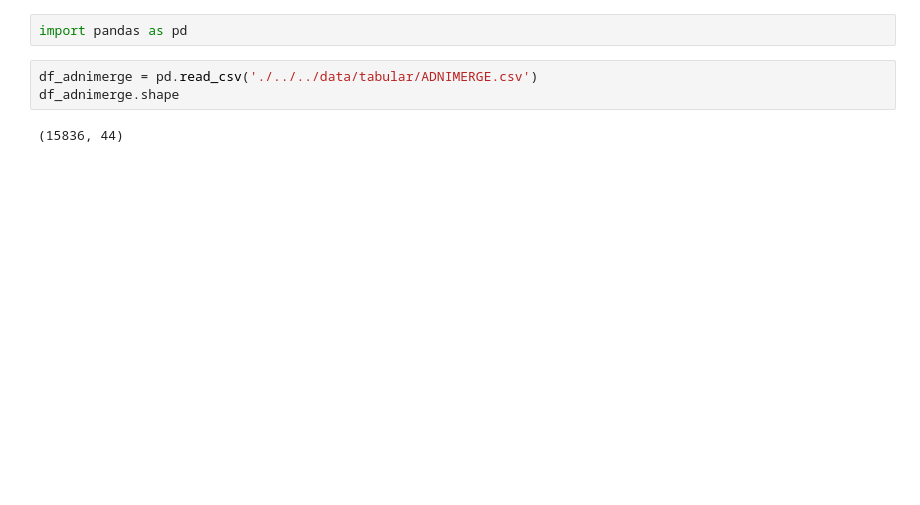
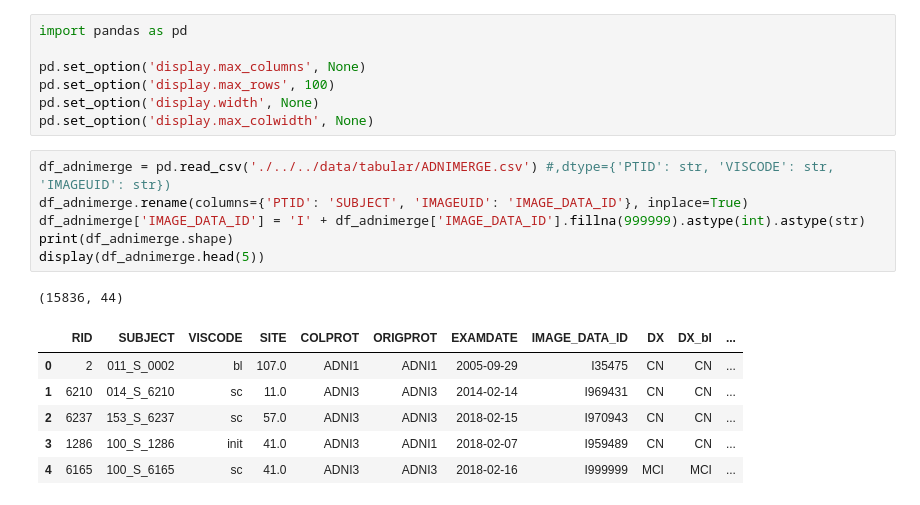
Before and after one commit to lucasthim/mmml-alzheimer-diagnosis, a Jupyter notebook: notebooks/2026_paper/20260624_reviewing_adnimerge.ipynb, the cells around one changed output. Saved outputs shown, nothing was run; the diff lists cells and outputs as text; blank space fills up the shorter version.

Commit message:
data analysis on new adnmimerge dataset

```diff
--- a/notebooks/2026_paper/20260624_reviewing_adnimerge.ipynb
+++ b/notebooks/2026_paper/20260624_reviewing_adnimerge.ipynb
@@ -1,9 +1,23 @@
-# %%
-import pandas as pd
-# %%
-df_adnimerge = pd.read_csv('./../../data/tabular/ADNIMERGE.csv')
-df_adnimerge.shape
-# %% [output]
-(15836, 44)
+# %%
+import pandas as pd
+
+pd.set_option('display.max_columns', None)
+pd.set_option('display.max_rows', 100)
+pd.set_option('display.width', None)
+pd.set_option('display.max_colwidth', None)
+# %%
+df_adnimerge = pd.read_csv('./../../data/tabular/ADNIMERGE.csv') #,dtype={'PTID': str, 'VISCODE': str, 'IMAGEUID': str})
+df_adnimerge.rename(columns={'PTID': 'SUBJECT', 'IMAGEUID': 'IMAGE_DATA_ID'}, inplace=True)
+df_adnimerge['IMAGE_DATA_ID'] = 'I' + df_adnimerge['IMAGE_DATA_ID'].fillna(999999).astype(int).astype(str)
+print(df_adnimerge.shape)
+display(df_adnimerge.head(5))
+# %% [output]
+(15836, 44)
+|  | RID | SUBJECT | VISCODE | SITE | COLPROT | ORIGPROT | EXAMDATE | IMAGE_DATA_ID | DX | DX_bl | ... |
+| 0 | 2 | 011_S_0002 | bl | 107.0 | ADNI1 | ADNI1 | 2005-09-29 | I35475 | CN | CN | ... |
+| 1 | 6210 | 014_S_6210 | sc | 11.0 | ADNI3 | ADNI3 | 2014-02-14 | I969431 | CN | CN | ... |
+| 2 | 6237 | 153_S_6237 | sc | 57.0 | ADNI3 | ADNI3 | 2018-02-15 | I970943 | CN | CN | ... |
+| 3 | 1286 | 100_S_1286 | init | 41.0 | ADNI3 | ADNI1 | 2018-02-07 | I959489 | CN | CN | ... |
+| 4 | 6165 | 100_S_6165 | sc | 41.0 | ADNI3 | ADNI3 | 2018-02-16 | I999999 | MCI | MCI | ... |
 # %%
 df_selected_mris = pd.read_csv('./../../data/reference/REFERENCE_TABLE_FOR_MRI.csv')
```
Also changed, not shown: parts of 10 cells of this notebook.
